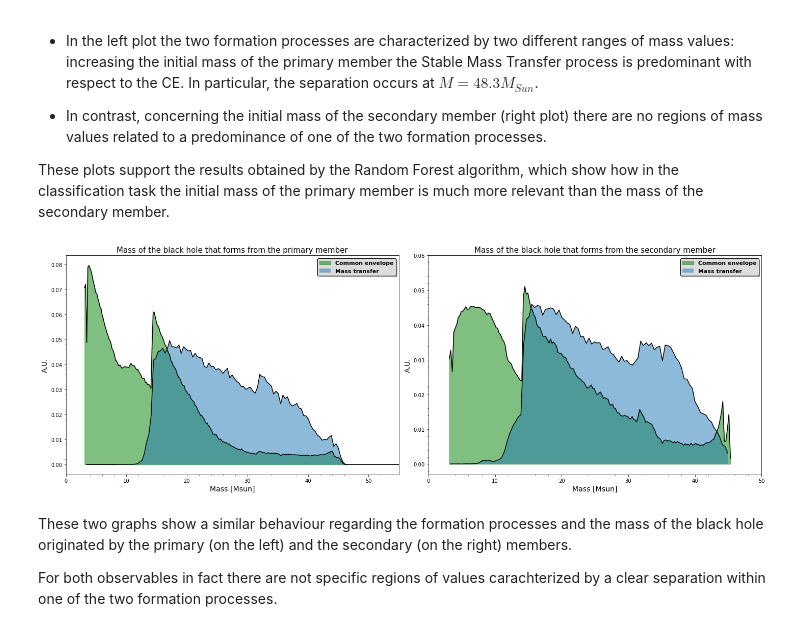
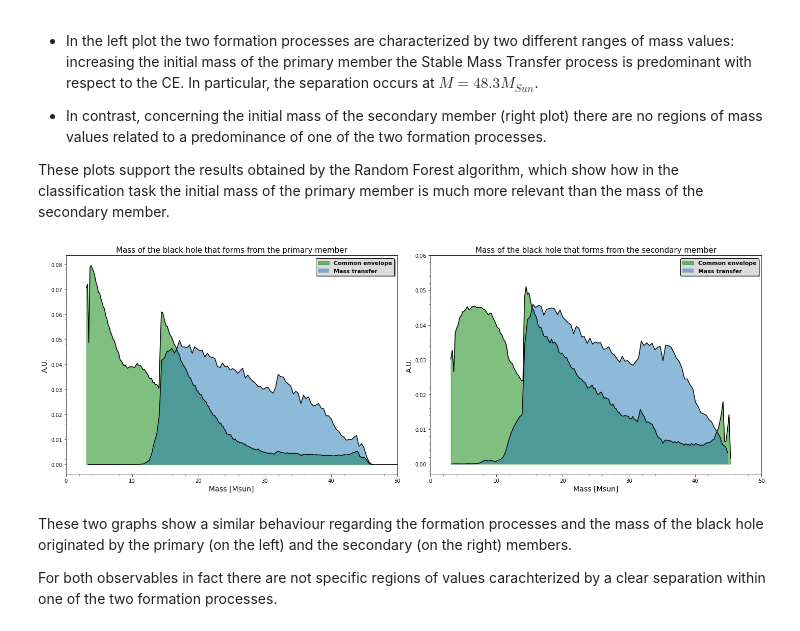
Before and after one commit to PaoloZinesi/TheFormationOfBinaryBlackHoles, a Jupyter notebook: LCP_projects_Y4-Group9/Project.ipynb, the cells around one changed output. Saved outputs shown, nothing was run; the diff lists cells and outputs as text; code cells hidden in the pictures.

```diff
--- a/LCP_projects_Y4-Group9/Project.ipynb
+++ b/LCP_projects_Y4-Group9/Project.ipynb
@@ -730,11 +728,12 @@ for i in range(len(bin_centers_1_f)):
     if entries_1_t[idx] <= entries_1_f[i]:
         eq_pos = (bin_centers_1_t[idx-1]+bin_centers_1_t[idx])/2
         break
-ax[0].vlines(eq_pos, ymin=0, ymax=0.04, color='C3')
-ax[0].text(eq_pos+1, 0.038, s = 'M='+str(round(eq_pos, 1)),
+ax[0].vlines(eq_pos, ymin=0, ymax=0.0375, color='C3')
+ax[0].text(eq_pos+1.2, 0.032, s = 'M='+str(round(eq_pos, 1)),
            horizontalalignment = 'left', verticalalignment='center', fontsize=14)
 
 ax[0].set_title('Initial mass of the primary member', fontsize=17)
+ax[0].set_ylim(-0.002, 0.04)
 
 
 
@@ -753,6 +752,7 @@ ax[1].plot(bin_centers_2_f, entries_2_f, color='black')
 ax[1].fill_between(bin_centers_2_f, entries_2_f, alpha=0.5, label = 'Mass transfer')
 
 ax[1].set_title('Initial mass of the secondary member', fontsize=17)
+ax[1].set_ylim(-0.002, 0.04)
 
 
 #legend & titles
@@ -791,41 +791,41 @@ ax[0].fill_between(bin_centers_3_t, entries_3_t, alpha=0.5, color='green', label
 ax[0].plot(bin_centers_3_f, entries_3_f, color='black')
 ax[0].fill_between(bin_centers_3_f, entries_3_f, alpha=0.5, label = 'Mass transfer')
 
-ax[0].set_xlim(right=55, left= 0)
+ax[0].set_xlim(right=50, left= 0)
 ax[0].set_title('Mass of the black hole that forms from the primary member', fontsize=15)
 
 
 
 #[1]  -   col.4:m2rem/Msun - col.21:CE   - BlackHole mass from the secondary member per Formation Process
 
 entries_4_t, edges_4_t, _ = plt.hist(frame[frame['col.21:CE']==True]['col.4:m2rem/Msun'], bins = 'fd', color = 'w', density=True)
 bin_centers_4_t = 0.5 * (edges_4_t[:-1] + edges_4_t[1:])          #Norm Hist for TRUE - CommonEnvelope
 
 entries_4_f, edges_4_f, _ = plt.hist(frame[frame['col.21:CE']==False]['col.4:m2rem/Msun'], bins = 'fd', color = 'w', density=True)
 bin_centers_4_f = 0.5 * (edges_4_f[:-1] + edges_4_f[1:])          #Norm Hist for FALSE - StableMassTransfer
 
 ax[1].plot(bin_centers_4_t, entries_4_t, color='black')
 ax[1].fill_between(bin_centers_4_t, entries_4_t, alpha=0.5, color='green', label = 'Common envelope')
 
 ax[1].plot(bin_centers_4_f, entries_4_f, color='black')
 ax[1].fill_between(bin_centers_4_f, entries_4_f, alpha=0.5, label = 'Mass transfer')
 
-ax[1].set_xlim(right=50, left= 0)
+ax[1].set_xlim(right=50, left=0)
 ax[1].set_ylim(bottom=-0.003, top=0.06)
 ax[1].set_title('Mass of the black hole that forms from the secondary member', fontsize=15)
 
 
 #legend & titles
 for x in ax:
     x.minorticks_on()
     x.set_ylabel('A.U.', fontsize=14)
     x.set_xlabel('Mass [Msun]', fontsize=14)
     x.legend(prop={'weight':'bold','size':11}, loc='upper right', facecolor='gainsboro', edgecolor='black', shadow=True)
 
 
 fig.tight_layout()
 # %% [output]
-[figure, old version]
+[figure, new version]
 # %% [markdown]
 These two graphs show a similar behaviour regarding the formation processes and the mass of the black hole originated by the primary (on the left) and the secondary (on the right) members.
 
```
Also changed, not shown: parts of 32 cells of this notebook.
